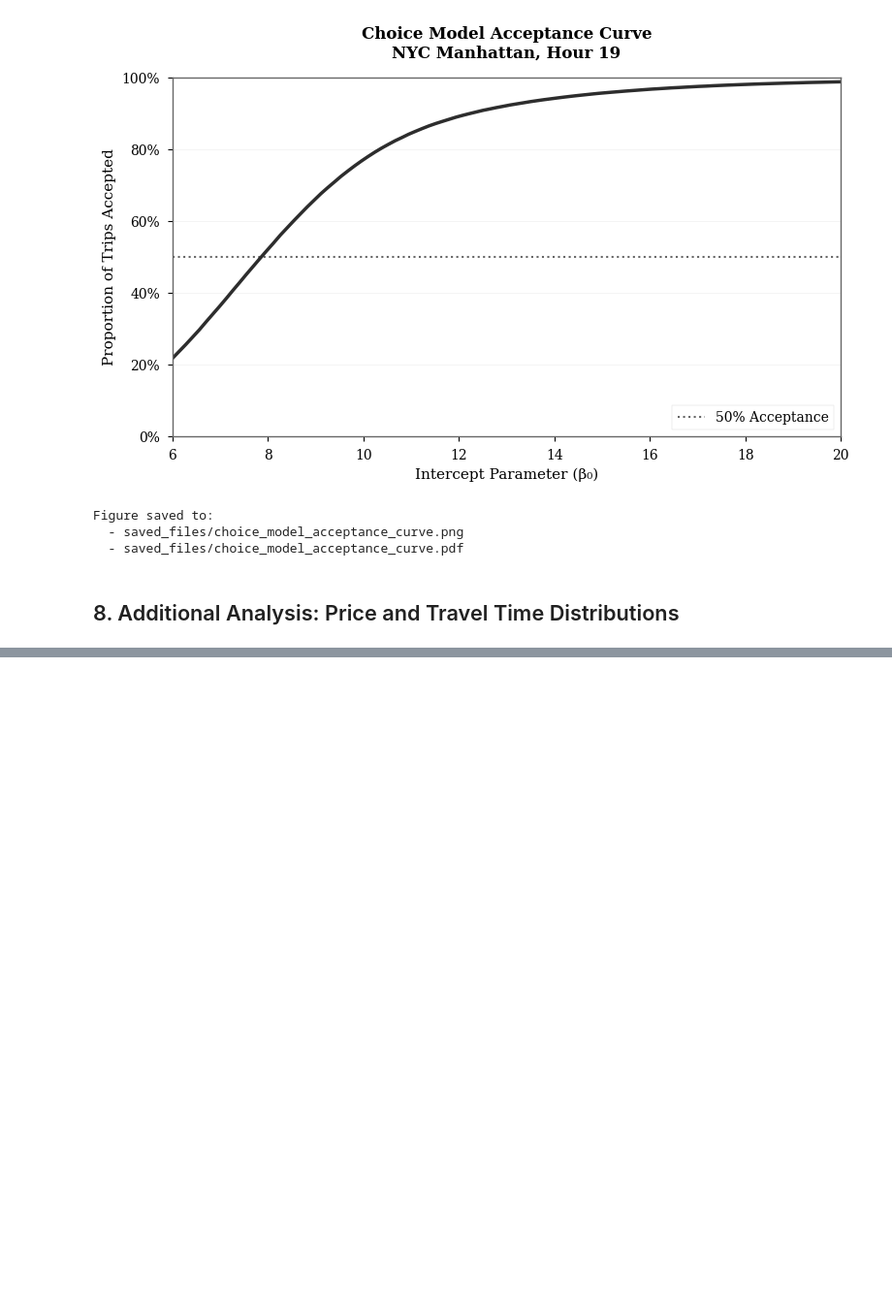
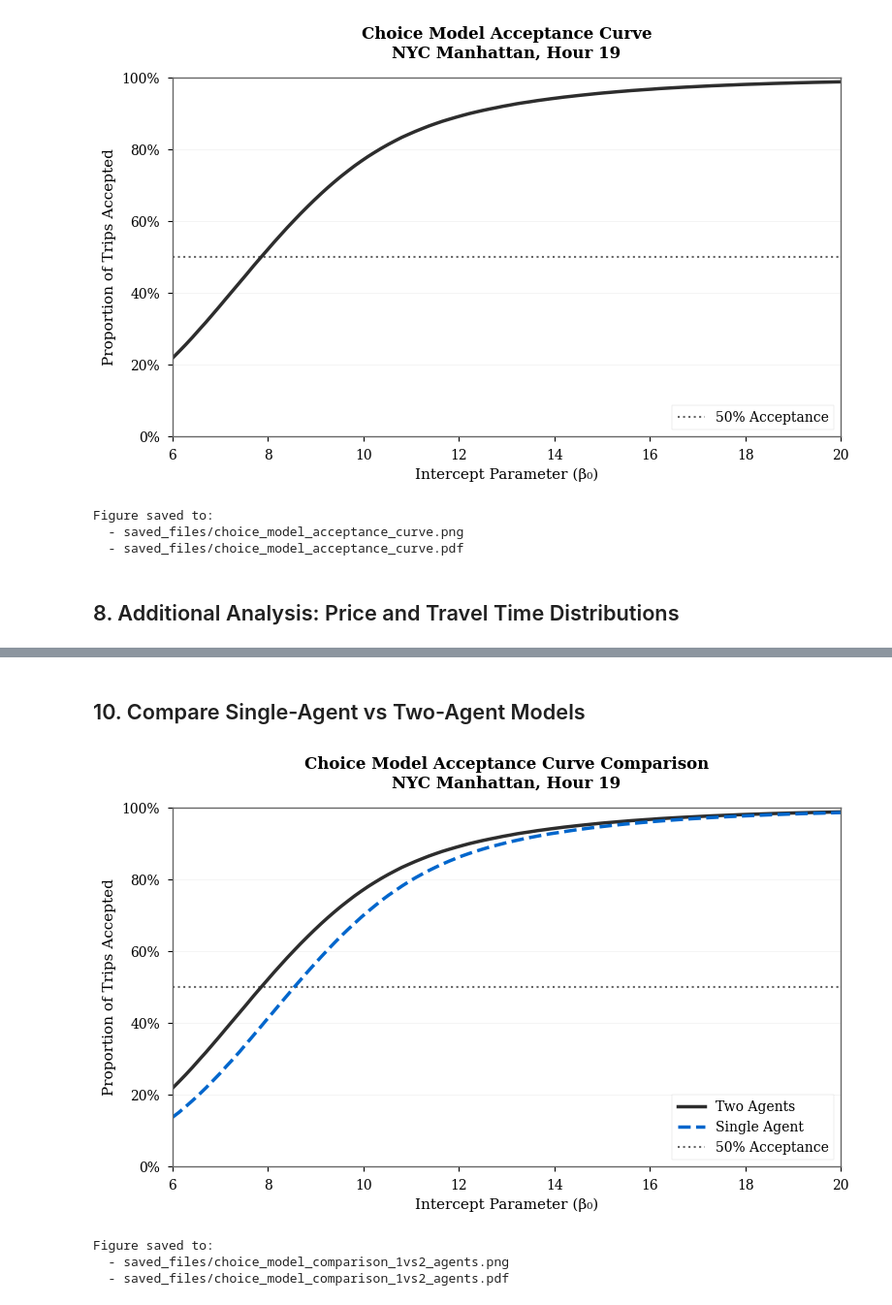
Before and after one commit to emto17ab/rl-pricing-amod, a Jupyter notebook: choice_model_calibration.ipynb, the cells around one changed output, grey strips where cells are left out. Shown at 97% size. Cells and saved outputs as stored; diff of their text form; code cells hidden in the pictures; blank space fills up the shorter version.

Commit message:
fixed one agent and multi agent models

```diff
--- a/choice_model_calibration.ipynb
+++ b/choice_model_calibration.ipynb
@@ -315,0 +381,61 @@ Sample results (every 20th value):
+# %% [markdown]
+## 10. Compare Single-Agent vs Two-Agent Models
+# %%
+# Create comparison figure
+fig, ax = plt.subplots(figsize=(8, 5))
+
+# Plot both curves
+ax.plot(intercept_range, proportion_accepted,
+        color='#2d2d2d', linewidth=2.5, label='Two Agents')
+ax.plot(intercept_range, proportion_accepted_single,
+        color='#0066cc', linewidth=2.5, linestyle='--', label='Single Agent')
+
+# Add horizontal line at 50% acceptance
+ax.axhline(y=0.5, color='#666666', linestyle=':',
+           linewidth=1.5, label='50% Acceptance', zorder=1)
+
+# Add horizontal gridlines
+ax.grid(True, axis='y', alpha=0.3, linestyle='-', linewidth=0.5, color='#cccccc')
+ax.set_axisbelow(True)
+
+# Labels and title
+ax.set_xlabel('Intercept Parameter (β₀)', fontsize=11, fontweight='normal')
+ax.set_ylabel('Proportion of Trips Accepted', fontsize=11, fontweight='normal')
+ax.set_title('Choice Model Acceptance Curve Comparison\nNYC Manhattan, Hour 19',
+             fontsize=12, fontweight='bold', pad=15)
+
+# Format y-axis as percentage
+ax.yaxis.set_major_formatter(plt.FuncFormatter(lambda y, _: f'{y:.0%}'))
+
+# Set axis limits
+ax.set_xlim(intercept_range[0], intercept_range[-1])
+ax.set_ylim(0, 1.0)
+
+# Add legend
+ax.legend(loc='lower right', frameon=True, fancybox=False,
+          shadow=False, framealpha=0.95, edgecolor='#cccccc')
+
+# Adjust spine colors
+for spine in ax.spines.values():
+    spine.set_edgecolor('#666666')
+    spine.set_linewidth(1)
+
+# Tight layout
+plt.tight_layout()
+
+# Save figure
+plt.savefig('saved_files/choice_model_comparison_1vs2_agents.png',
+            dpi=300, bbox_inches='tight', facecolor='white')
+plt.savefig('saved_files/choice_model_comparison_1vs2_agents.pdf',
+            bbox_inches='tight', facecolor='white')
+
+plt.show()
+
+print("\nFigure saved to:")
+print("  - saved_files/choice_model_comparison_1vs2_agents.png")
+print("  - saved_files/choice_model_comparison_1vs2_agents.pdf")
+# %% [output]
+[figure, added]
+Figure saved to:
+  - saved_files/choice_model_comparison_1vs2_agents.png
+  - saved_files/choice_model_comparison_1vs2_agents.pdf
```
Also changed, not shown: parts of 5 cells of this notebook, 33 other files.
